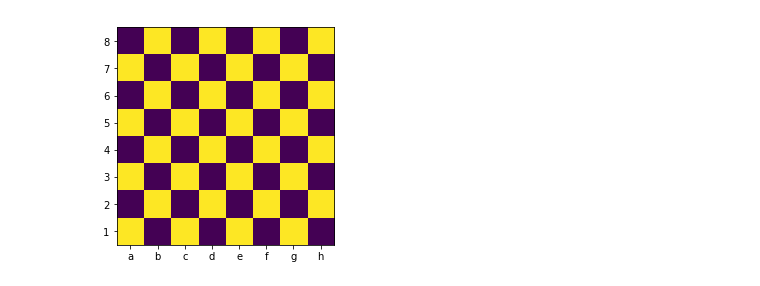
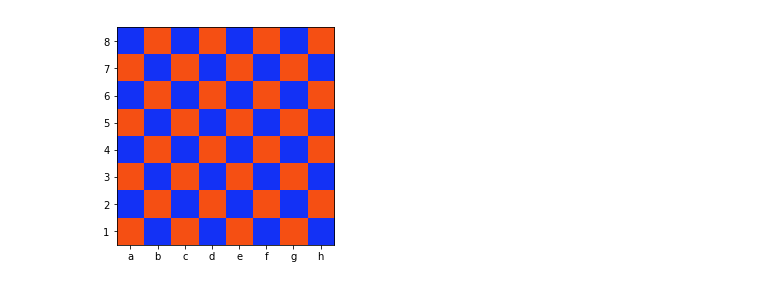
Before and after one commit to nickvazz/blueprint, a Jupyter notebook: ChessBoardGenerator.ipynb, the cells around one changed output. Saved outputs shown, nothing was run; the diff lists cells and outputs as text; code cells hidden in the pictures.

```diff
--- a/ChessBoardGenerator.ipynb
+++ b/ChessBoardGenerator.ipynb
@@ -92,22 +112,40 @@ plt.show()
 # %%
 def init_board():
-    block_w = np.zeros((60*60,), dtype=np.int).reshape(60,60)
-    block_b = np.ones((60*60,), dtype=np.int).reshape(60,60)
+    block_w = np.full((60*60,),0, dtype=np.int).reshape(60,60)
+    block_b = np.full((60*60,),255, dtype=np.int).reshape(60,60)
 
     row1 = np.hstack([block_w,block_b])
     row1 = np.hstack([row1,row1])
     row1 = np.hstack([row1,row1])
     row2 = np.roll(row1,60)
 
     board = np.vstack([row1,row2])
     board = np.vstack([board,board])
     board = np.vstack([board,board])
+
+    board = np.array(Image.fromarray(np.uint8(board)).convert('RGBA'))
+    r1,g1,b1 = 0,0,0
+    r2,g2,b2 = 19,49,245
+    r3,g3,b3 = 255,255,255
+    r4,g4,b4 = 245,79,19
+
+    red,green,blue = board[:,:,0], board[:,:,1], board[:,:,2]
+    mask1 = (red == r1) & (green == g1) & (blue == b1)
+    board[:,:,:3][mask1] = [r2,g2,b2]
+
+    red,green,blue = board[:,:,0], board[:,:,1], board[:,:,2]
+    mask1 = (red == r3) & (green == g3) & (blue == b3)
+    board[:,:,:3][mask1] = [r4,g4,b4]
+
+    board = Image.fromarray(board)
+
     return board
 
 board = init_board()
+
 plt.imshow(board)
 plt.xticks([(val*60)+30 for val in range(8)],list('abcdefgh'))
 plt.yticks([(val*60)+30 for val in range(8)][::-1],list('12345678'))
 plt.show()
 # %% [output]
-[figure, old version]
+[figure, new version]
```
Also changed, not shown: parts of 15 cells of this notebook.
